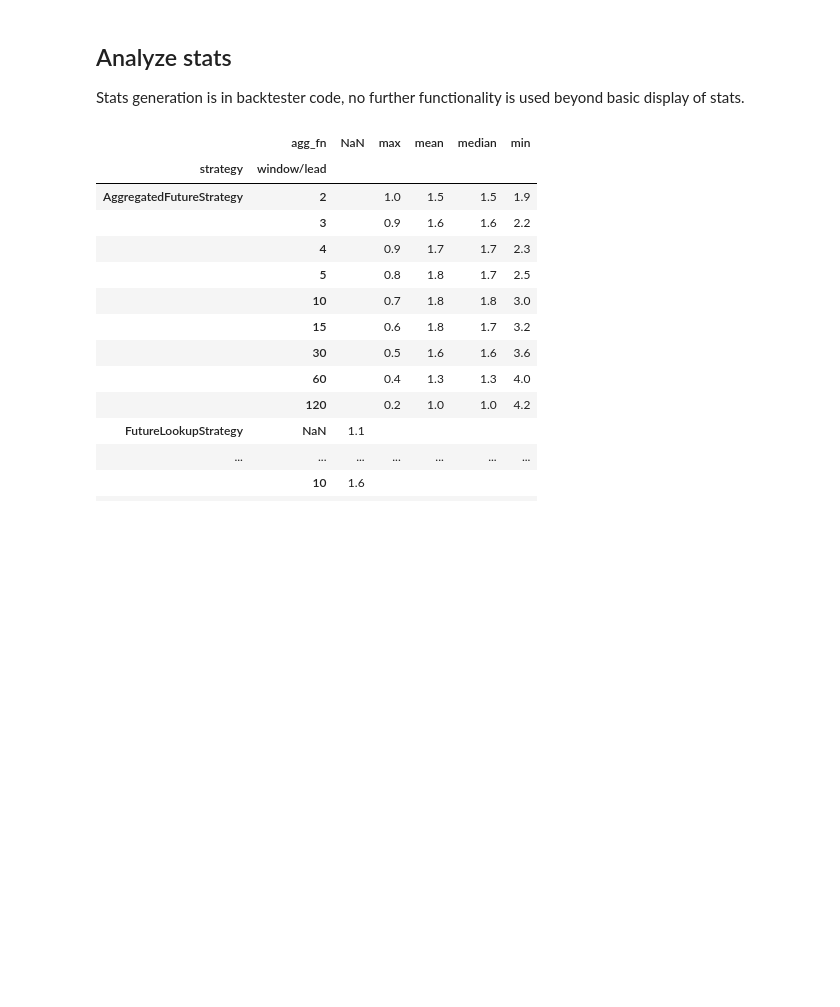
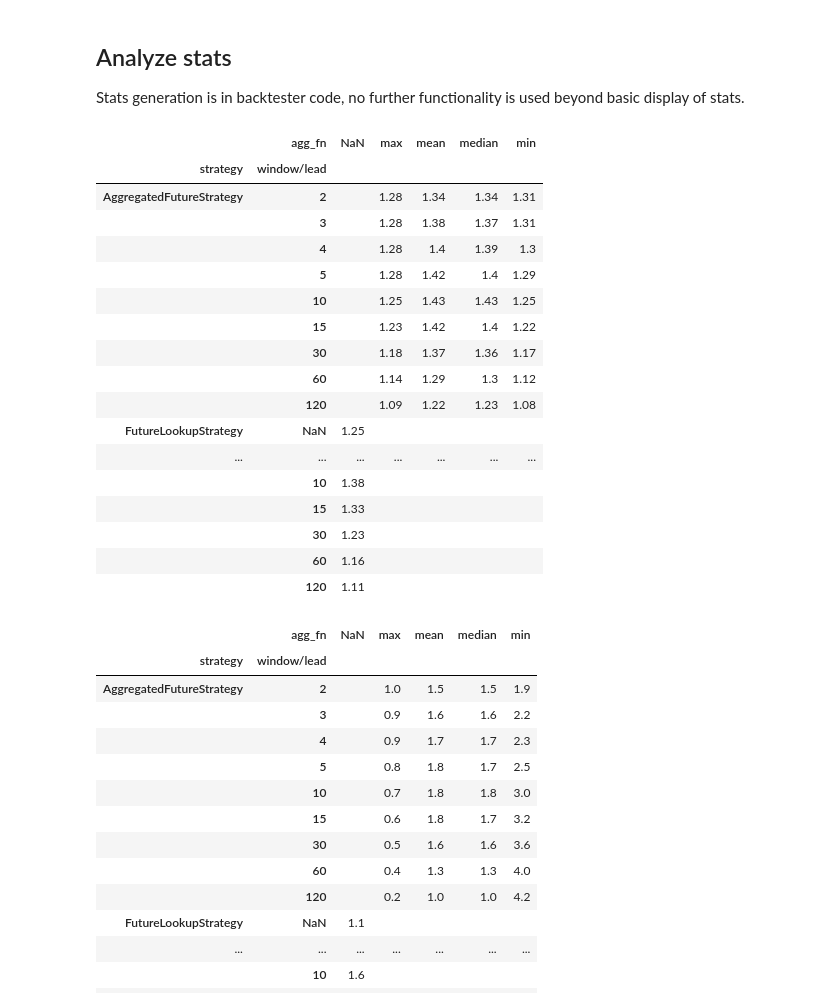
Before and after one commit to ilyaperepelitsa/dobyte_test, a Jupyter notebook: notebooks/run_multiple_strategies.ipynb, the cells around one changed output. Cells and saved outputs as stored; diff of their text form; code cells hidden in the pictures; blank space fills up the shorter version.

```diff
--- a/notebooks/run_multiple_strategies.ipynb
+++ b/notebooks/run_multiple_strategies.ipynb
@@ -72,6 +85,43 @@ Stats generation is in backtester code, no further functionality is used beyond
 
 index = pd.MultiIndex.from_tuples(mi_tuples, names=["strategy", "window/lead", "agg_fn"])
 # pd.DataFrame(all_stats, index = index)
+# %%
+
+equity_final_stats = (
+    pd.DataFrame(all_stats, index=index)["Final equity ($)"]
+      .unstack()
+      .round(2)
+      .fillna("")
+)
+
+equity_final_stats.to_csv("../reports/equity_final_stats.csv")
+
+equity_final_stats.to_markdown(
+    buf="../reports/equity_final_stats.md",
+    tablefmt="github"
+)
+
+
+equity_final_stats
+# %% [output]
+|  | agg_fn | NaN | max | mean | median | min |
+| strategy | window/lead |  |  |  |  |  |
+| AggregatedFutureStrategy | 2 |  | 1.28 | 1.34 | 1.34 | 1.31 |
+|  | 3 |  | 1.28 | 1.38 | 1.37 | 1.31 |
+|  | 4 |  | 1.28 | 1.4 | 1.39 | 1.3 |
+|  | 5 |  | 1.28 | 1.42 | 1.4 | 1.29 |
+|  | 10 |  | 1.25 | 1.43 | 1.43 | 1.25 |
+|  | 15 |  | 1.23 | 1.42 | 1.4 | 1.22 |
+|  | 30 |  | 1.18 | 1.37 | 1.36 | 1.17 |
+|  | 60 |  | 1.14 | 1.29 | 1.3 | 1.12 |
+|  | 120 |  | 1.09 | 1.22 | 1.23 | 1.08 |
+| FutureLookupStrategy | NaN | 1.25 |  |  |  |  |
+| ... | ... | ... | ... | ... | ... | ... |
+|  | 10 | 1.38 |  |  |  |  |
+|  | 15 | 1.33 |  |  |  |  |
+|  | 30 | 1.23 |  |  |  |  |
+|  | 60 | 1.16 |  |  |  |  |
+|  | 120 | 1.11 |  |  |  |  |
 # %%
 portfolio_efficiency_stats = pd.DataFrame(all_stats, index = index)["Portfolio efficiency"].unstack().round(1).fillna("")
 portfolio_efficiency_stats.to_csv("../reports/portfolio_efficiency_stats.csv")
```
Also changed, not shown: parts of 5 cells of this notebook, 4 other files.
